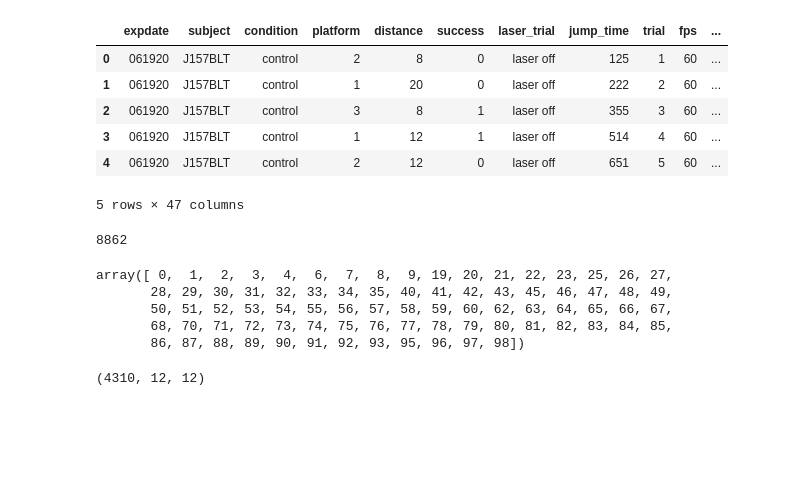
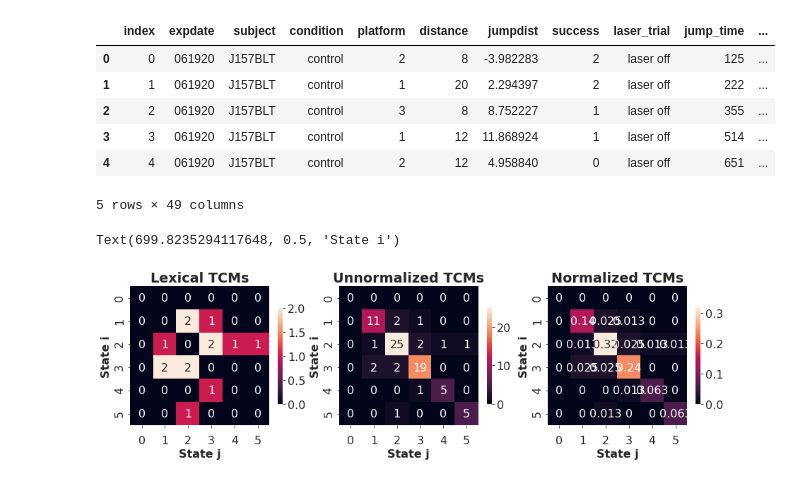
Before and after one commit to davidgwyrick/jumping_behavior, a Jupyter notebook: decoding.ipynb, the cells around one changed output. Cells and saved outputs as stored; diff of their text form; code cells hidden in the pictures; blank space fills up the shorter version.

```diff
--- a/decoding.ipynb
+++ b/decoding.ipynb
@@ -30,7 +35,7 @@ import decoding as dc
 # %%
 #Read in cross-validation parameters
 # BaseDir = './results/sticky-ARHMM_lag-1_dsf-2_kappa-1e+07_2020-11-15_1437'
-BaseDir = './results/sticky-ARHMM_lag-1_dsf-2_kappa-5e+06_2020-11-15_2033'
+BaseDir = '/srv/data/data0/dwyrick/projects/jumping_behavior/results/Last_5s/sticky-ARHMM_lag-1_dsf-2_kappa-1e+04_2021-04-04_2033'
 with open(os.path.join(BaseDir,'ARHMM_hyperparameters.json')) as json_file:
     opt = json.load(json_file)
 opt
@@ -61,19 +150,19 @@ data_list, mask_list, data_df = util.read_data(dsf=opt['downsample_factor'])
 data_fullres_list, _, _ = util.read_data(dsf=1)
 # %%
 #Set abort trials to failure trials
-data_df.loc[data_df['success'] == 2,'success'] = 0
+# data_df.loc[data_df['success'] == 2,'success'] = 0
 
 #Set "opto suture" trials where there was no optogenetics performed to "suture" trials
 data_df.loc[(data_df['laser_trial'] == 'laser off') & (data_df['condition'] == 'opto suture'),'condition'] = 'suture'
 
 #Print
 data_df.head()
 # %% [output]
-|  | expdate | subject | condition | platform | distance | success | laser_trial | jump_time | trial | fps | ... |
-| 0 | 061920 | J157BLT | control | 2 | 8 | 0 | laser off | 125 | 1 | 60 | ... |
-| 1 | 061920 | J157BLT | control | 1 | 20 | 0 | laser off | 222 | 2 | 60 | ... |
-| 2 | 061920 | J157BLT | control | 3 | 8 | 1 | laser off | 355 | 3 | 60 | ... |
-| 3 | 061920 | J157BLT | control | 1 | 12 | 1 | laser off | 514 | 4 | 60 | ... |
-| 4 | 061920 | J157BLT | control | 2 | 12 | 0 | laser off | 651 | 5 | 60 | ... |
+|  | index | expdate | subject | condition | platform | distance | jumpdist | success | laser_trial | jump_time | ... |
+| 0 | 0 | 061920 | J157BLT | control | 2 | 8 | -3.982283 | 2 | laser off | 125 | ... |
+| 1 | 1 | 061920 | J157BLT | control | 1 | 20 | 2.294397 | 2 | laser off | 222 | ... |
+| 2 | 2 | 061920 | J157BLT | control | 3 | 8 | 8.752227 | 1 | laser off | 355 | ... |
+| 3 | 3 | 061920 | J157BLT | control | 1 | 12 | 11.868924 | 1 | laser off | 514 | ... |
+| 4 | 4 | 061920 | J157BLT | control | 2 | 12 | 4.958840 | 0 | laser off | 651 | ... |
-5 rows × 47 columns
+5 rows × 49 columns
 # %%
@@ -123,12 +212,0 @@ for iTrial, mapseq in enumerate(trMAPs):
-# %%
-np.sum(tBins_removed)
-# %% [output]
-8862
-# %%
-mask2
-# %% [output]
-array([ 0,  1,  2,  3,  4,  6,  7,  8,  9, 19, 20, 21, 22, 23, 25, 26, 27,
-       28, 29, 30, 31, 32, 33, 34, 35, 40, 41, 42, 43, 45, 46, 47, 48, 49,
-       50, 51, 52, 53, 54, 55, 56, 57, 58, 59, 60, 62, 63, 64, 65, 66, 67,
-       68, 70, 71, 72, 73, 74, 75, 76, 77, 78, 79, 80, 81, 82, 83, 84, 85,
-       86, 87, 88, 89, 90, 91, 92, 93, 95, 96, 97, 98])
@@ -141,4 +232,31 @@ state_duration_list, state_startend_list, mean_state_durations, state_usage_pert
-# %%
-TCMs.shape
-# %% [output]
-(4310, 12, 12)
+# %%
+iTrial = 0
+fig, axes = plt.subplots(1,3,figsize=(15,5))
+
+K = TPM.shape[-1]
+#Create masks for diagonal
+diag_mask = np.ones((K,K),dtype=bool)
+diag_mask[np.diag_indices(K)] = False
+
+ax = axes[0]
+sns.heatmap(lexical_TCMs[iTrial],ax=ax,annot=True,square=True,cbar_kws={'shrink':0.5})
+
+ax.set_title('Lexical TCMs')
+ax.set_xlabel('State j'); ax.set_ylabel('State i')
+
+
+ax = axes[1]
+
+sns.heatmap(TCMs_unnormalized[iTrial],ax=ax,annot=True,square=True,cbar_kws={'shrink':0.5})
+
+ax.set_title('Unnormalized TCMs')
+ax.set_xlabel('State j'); ax.set_ylabel('State i')
+
+ax = axes[2]
+sns.heatmap(TCMs[iTrial],ax=ax,annot=True,square=True,cbar_kws={'shrink':0.5})
+
+ax.set_title('Normalized TCMs')
+ax.set_xlabel('State j'); ax.set_ylabel('State i')
+# %% [output]
+Text(699.8235294117648, 0.5, 'State i')
+[figure, added]
```
Also changed, not shown: parts of 52 cells of this notebook, 7 other files.
